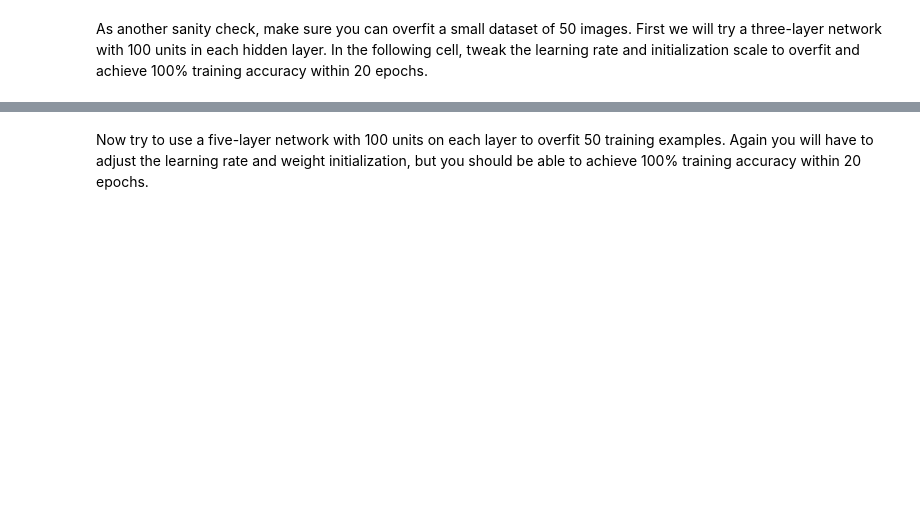
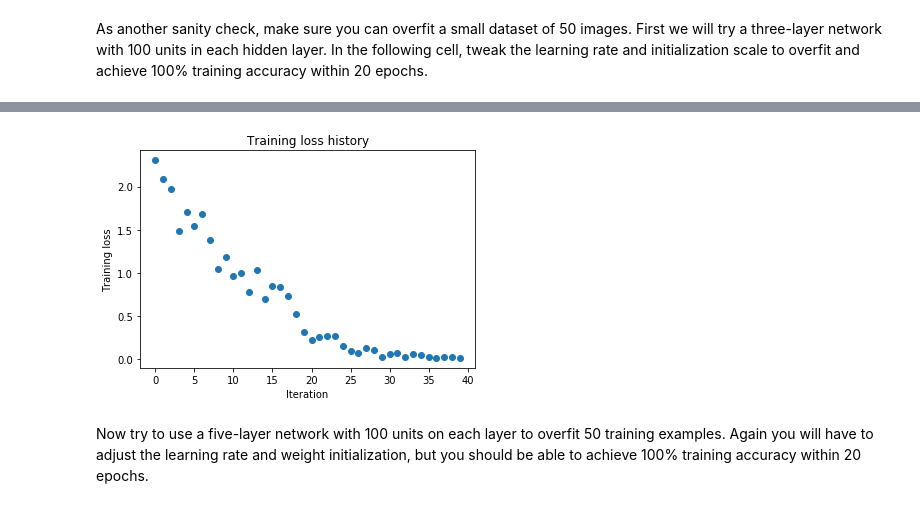
Before and after one commit to fengggli/cs231n-assignments, a Jupyter notebook: assignment2/FullyConnectedNets.ipynb, the cells around one changed output, grey strips where cells are left out. Cells and saved outputs as stored; diff of their text form; code cells hidden in the pictures; blank space fills up the shorter version.

```diff
--- a/assignment2/FullyConnectedNets.ipynb
+++ b/assignment2/FullyConnectedNets.ipynb
@@ -70,6 +65,6 @@ ModuleNotFoundError: No module named 'past'
 # %%
 # Load the (preprocessed) CIFAR10 data.
 
-data = get_CIFAR10_data()
+data = get_CIFAR10_data(data_dir='../../../data')
 for k, v in list(data.items()):
   print(('%s: ' % k, v.shape))
@@ -357,7 +424,7 @@ small_data = {
 }
 
 weight_scale = 1e-2
-learning_rate = 1e-4
+learning_rate = 1e-2
 model = FullyConnectedNet([100, 100],
               weight_scale=weight_scale, dtype=np.float64)
 solver = Solver(model, small_data,
@@ -374,3 +441,4 @@ plt.title('Training loss history')
 plt.xlabel('Iteration')
 plt.ylabel('Training loss')
 plt.show()
+# %% [output]
@@ -377,3 +462,4 @@ plt.show()
+[figure, added]
 # %% [markdown]
 Now try to use a five-layer network with 100 units on each layer to overfit 50 training examples. Again you will have to adjust the learning rate and weight initialization, but you should be able to achieve 100% training accuracy within 20 epochs.
 # %%
```
Also changed, not shown: parts of 15 cells of this notebook, 2 other files.
